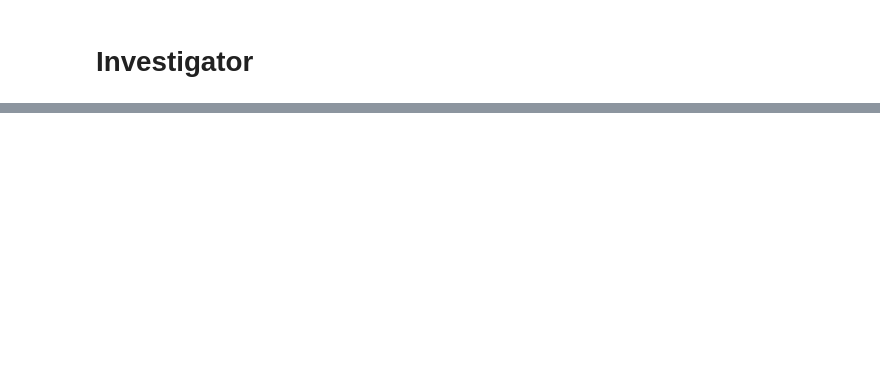
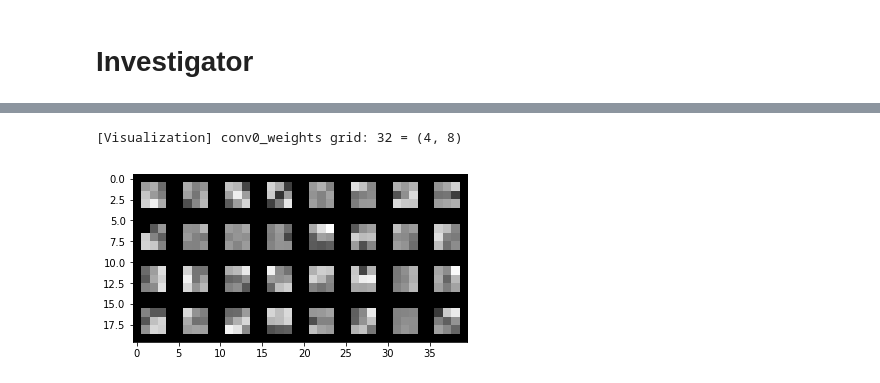
Before and after one commit to mrernst/CAR_flow, a Jupyter notebook: network_engine/utilities/investigator.ipynb, the cells around one changed output, grey strips where cells are left out. Drawn from its saved outputs; the diff is of its cells as text; code cells hidden in the pictures; blank space fills up the shorter version.

```diff
--- a/network_engine/utilities/investigator.ipynb
+++ b/network_engine/utilities/investigator.ipynb
@@ -127,0 +211,17 @@ Accordion(children=(ToggleButtons(description='Architecture:', options=('0 (B)',
+# %%
+modelpath = '/Users/markus/Research/Code/saturn/experiments/001_noname_experiment/data/config0/B0_2l_fm1_d1.0_l20.0_bn1_bs100_lr0.003/mnist_2occ_Xp/28x28x1_grayscale_onehot/checkpoints/'
+#modelpath = '/home/aecgroup/aecdata/Results_python/markus/experiments/009_osmnist_stereo/data/config5/i1/BLT3_2l_fm1_d1.0_l20.0_bn1_bs500_lr0.003/osmnist_2occ_Xp/32x32x2_grayscale_onehot/checkpoints/'
+
+
+list_of_variables = cu.list_variables(modelpath)
+#get_list_of_images(list_of_variables, False)
+
+conv0weights = cu.load_variable(modelpath, 'convolutional_layer_0/conv0_conv_var')
+conv0weights = tf.convert_to_tensor(conv0weights)
+viz = visualizer.put_kernels_on_grid(name='conv0_weights', kernel=conv0weights)
+viz_np = viz.numpy()
+plt.imshow(viz_np[0,:,:,0], cmap='gray')
+plt.show()
+# %% [output]
+[Visualization] conv0_weights grid: 32 = (4, 8)
+[figure, added]
```
Also changed, not shown: parts of 15 cells of this notebook.
